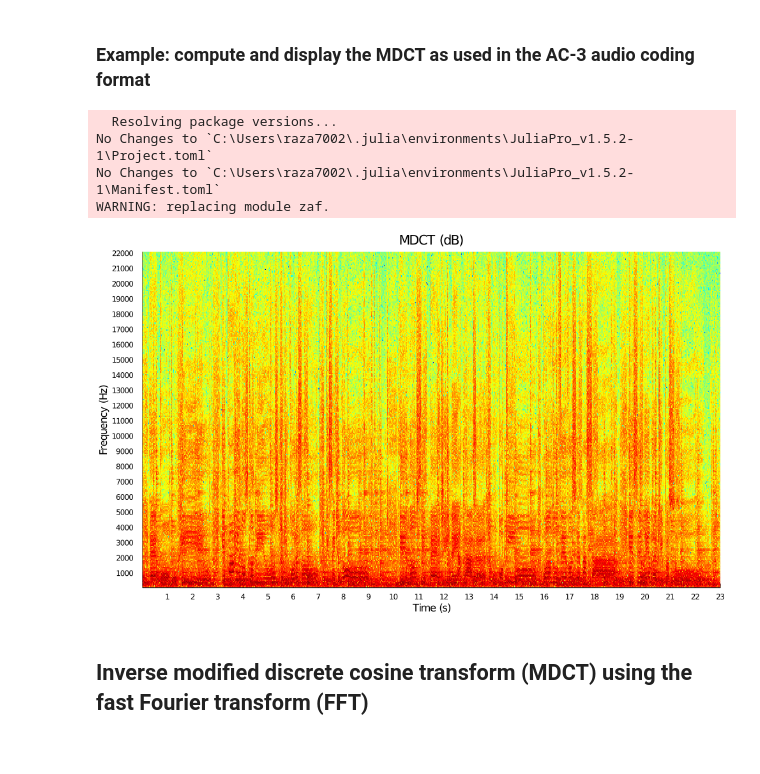
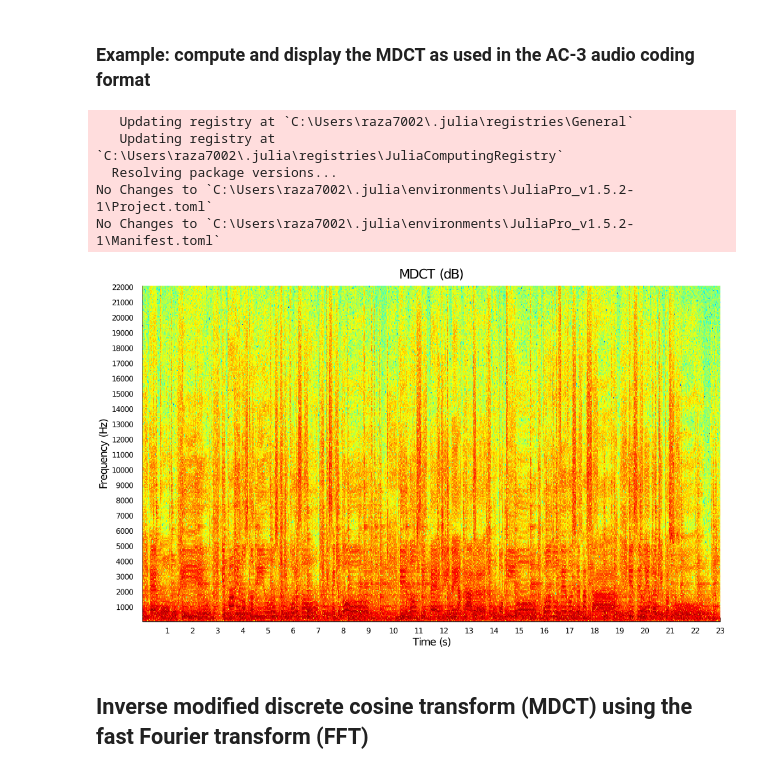
Before and after one commit to zafarrafii/Zaf-Julia, a Jupyter notebook: examples.ipynb, the cells around one changed output. Saved outputs shown, nothing was run; the diff lists cells and outputs as text; code cells hidden in the pictures.

Commit message:
Using DSP to get the kaiser function for the mdct example.

```diff
--- a/examples.ipynb
+++ b/examples.ipynb
@@ -519,53 +519,43 @@ Output:
 # %% [markdown]
 ### Example: compute and display the MDCT as used in the AC-3 audio coding format
 # %%
-# Compute the Kaiser window using the modified Bessel function of the first kind
-Pkg.add("SpecialFunctions")
-using SpecialFunctions
-
-function kaiser(window_length, alpha_value)
-
-    window_function = zeros(window_length)
-    for window_index = 1:window_length
-        window_function[window_index] = besseli(0, alpha_value*sqrt(1-(2*(window_index-1)/(window_length-1)-1) .^ 2))
-    end
-    window_function = window_function / besseli(0, alpha_value)
-
-end
-
-
 # Load the modules
 include("./zaf.jl")
 using .zaf
 using WAV
 using Statistics
 using Plots
+
+# Add and use the DSP package to get the kaiser window function
+Pkg.add("DSP")
+using DSP
 
 # Read the audio signal with its sampling frequency in Hz, and average it over its channels
 audio_signal, sampling_frequency = wavread("audio_file.wav")
 audio_signal = mean(audio_signal, dims=2)
 
 # Compute the Kaiser-Bessel-derived (KBD) window as used in the AC-3 audio coding format
 window_length = 512
 alpha_value = 5
 window_function = kaiser(convert(Int, window_length/2)+1, alpha_value*pi);
 window_function2 = cumsum(window_function[1:convert(Int, window_length/2)]);
 window_function = sqrt.([window_function2; window_function2[convert(Int, window_length/2):-1:1]]./sum(window_function));
 
 # Compute the MDCT
 audio_mdct = zaf.mdct(audio_signal, window_function)
 
 # Display the MDCT in dB, seconds, and Hz
 xtick_step = 1
 ytick_step = 1000
 plot_object = zaf.specshow(abs.(audio_mdct), length(audio_signal), sampling_frequency, xtick_step, ytick_step)
 heatmap!(title = "MDCT (dB)", size = (990, 600))
 # %% [output]
+   Updating registry at `C:\Users\raza7002\.julia\registries\General`
+   Updating registry at `C:\Users\raza7002\.julia\registries\JuliaComputingRegistry`
   Resolving package versions...
 No Changes to `C:\Users\raza7002\.julia\environments\JuliaPro_v1.5.2-1\Project.toml`
 No Changes to `C:\Users\raza7002\.julia\environments\JuliaPro_v1.5.2-1\Manifest.toml`
-WARNING: replacing module zaf.
-[figure, old version]
+[figure, new version]
 # %% [markdown]
 ## <a id="imdct"></a>Inverse modified discrete cosine transform (MDCT) using the fast Fourier transform (FFT)
 # %% [markdown]
```
Also changed, not shown: 1 other file.
